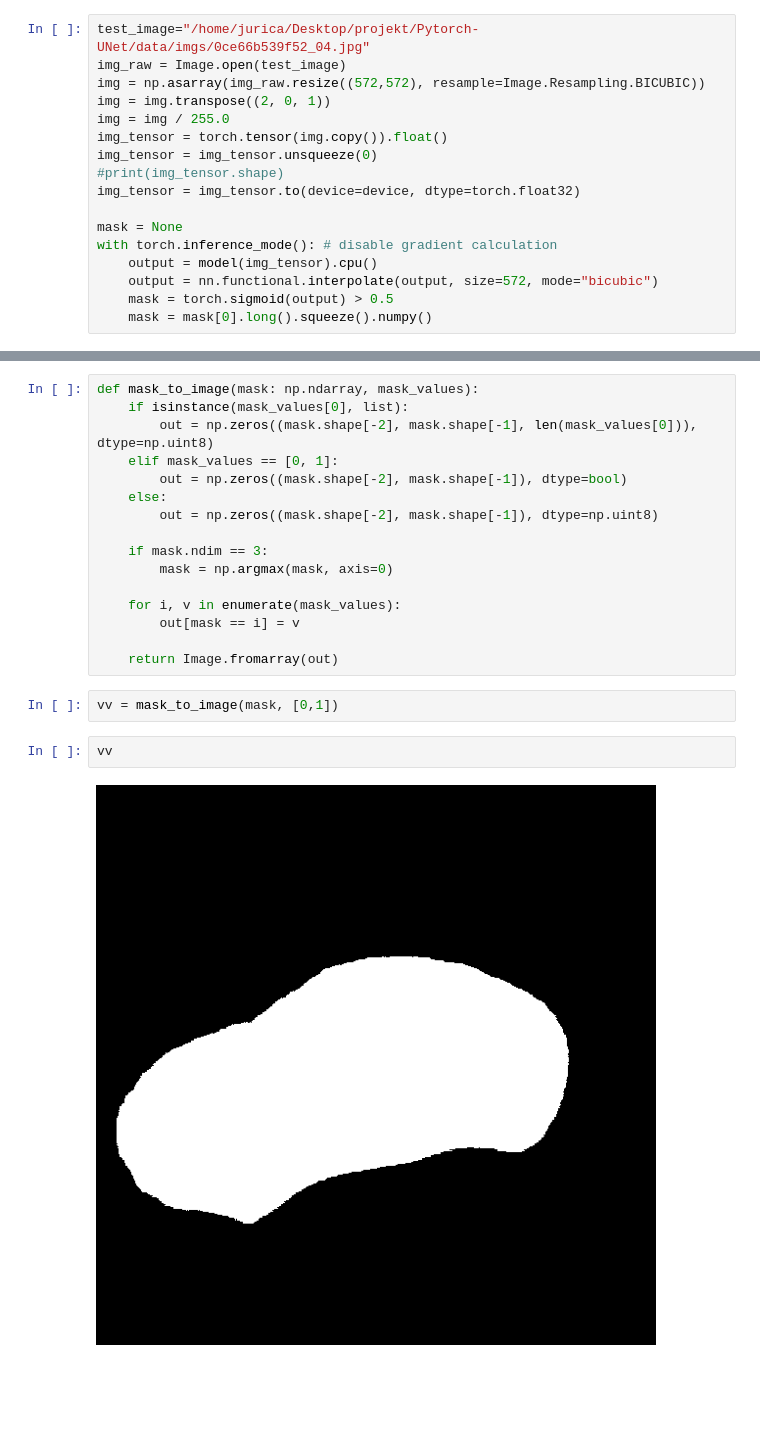
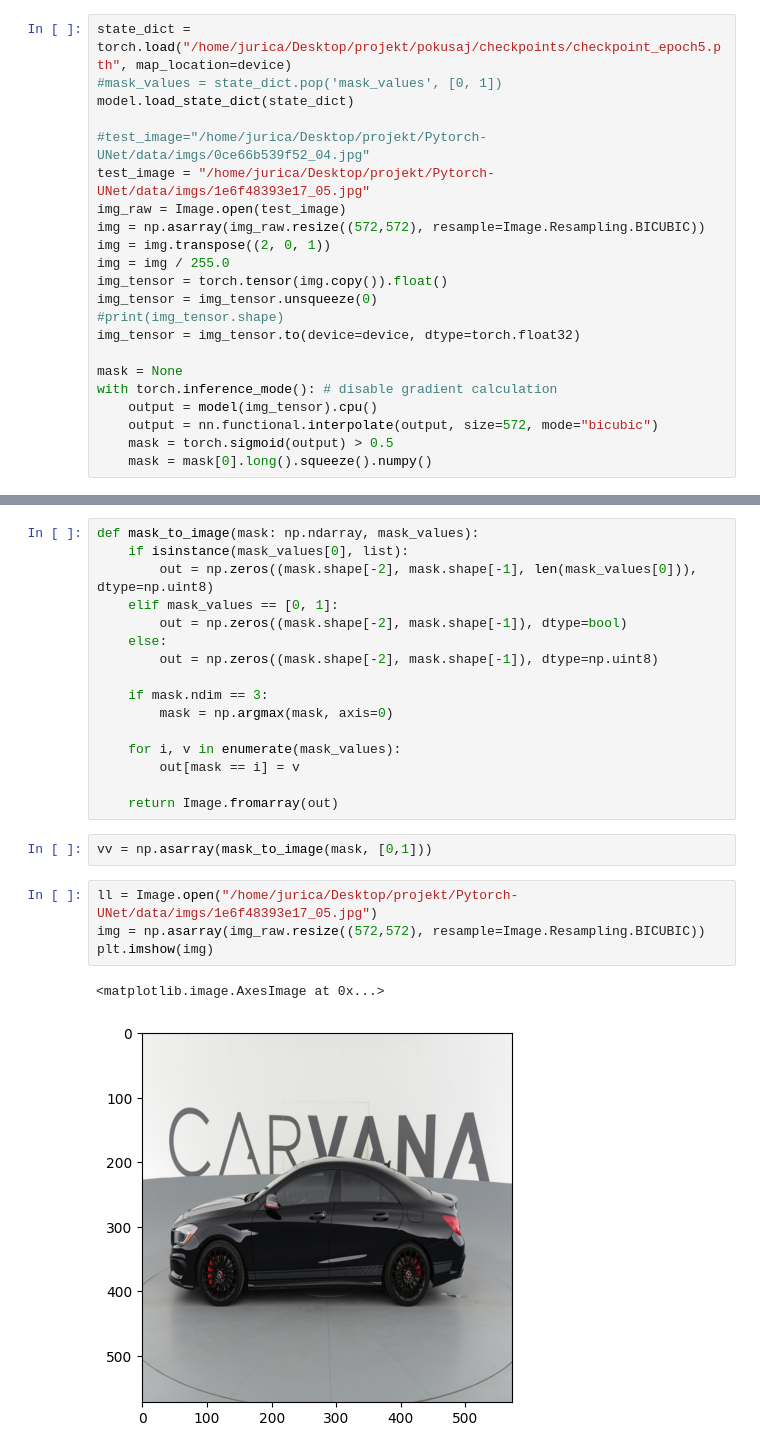
Before and after one commit to JuricaRuntas/notebooks, a Jupyter notebook: UNet.ipynb, the cells around one changed output, grey strips where cells are left out. Saved outputs shown, nothing was run; the diff lists cells and outputs as text; blank space fills up the shorter version.

```diff
--- a/UNet.ipynb
+++ b/UNet.ipynb
@@ -265,5 +273,10 @@ train_model(
 # %%
-test_image="/home/jurica/Desktop/projekt/Pytorch-UNet/data/imgs/0ce66b539f52_04.jpg"
+state_dict = torch.load("/home/jurica/Desktop/projekt/pokusaj/checkpoints/checkpoint_epoch5.pth", map_location=device)
+#mask_values = state_dict.pop('mask_values', [0, 1])
+model.load_state_dict(state_dict)
+
+#test_image="/home/jurica/Desktop/projekt/Pytorch-UNet/data/imgs/0ce66b539f52_04.jpg"
+test_image = "/home/jurica/Desktop/projekt/Pytorch-UNet/data/imgs/1e6f48393e17_05.jpg"
 img_raw = Image.open(test_image)
 img = np.asarray(img_raw.resize((572,572), resample=Image.Resampling.BICUBIC))
 img = img.transpose((2, 0, 1))
@@ -314,8 +327,11 @@ def mask_to_image(mask: np.ndarray, mask_values):
 
     return Image.fromarray(out)
 # %%
-vv = mask_to_image(mask, [0,1])
+vv = np.asarray(mask_to_image(mask, [0,1]))
-# %%
-vv
-# %% [output]
-[figure, removed]
+# %%
+ll = Image.open("/home/jurica/Desktop/projekt/Pytorch-UNet/data/imgs/1e6f48393e17_05.jpg")
+img = np.asarray(img_raw.resize((572,572), resample=Image.Resampling.BICUBIC))
+plt.imshow(img)
+# %% [output]
+<matplotlib.image.AxesImage at 0x...>
+[figure, added]
```
Also changed, not shown: parts of 5 cells of this notebook, 1 other file.
